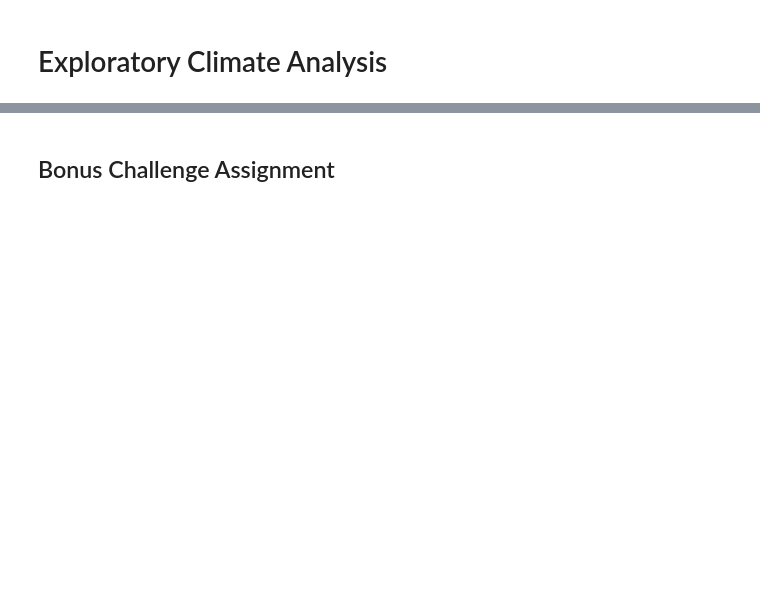
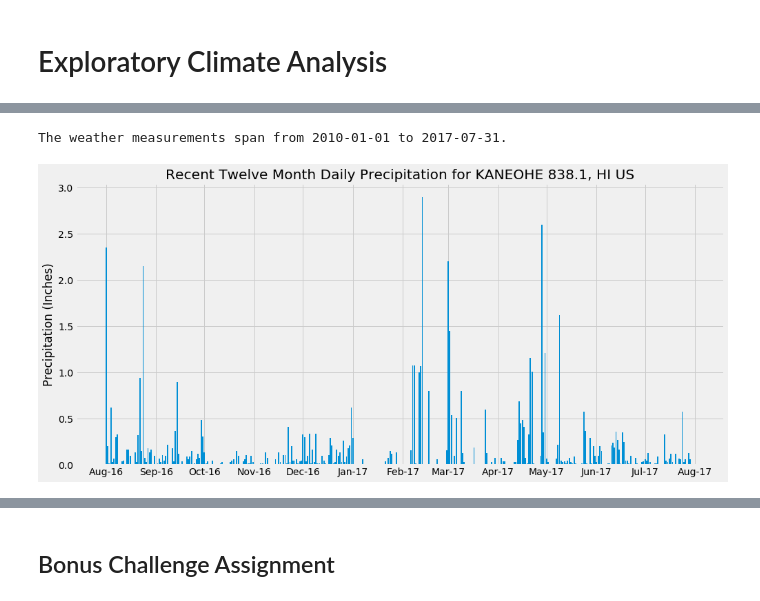
Before and after one commit to NormanGwinn/sqlalchemy-challenge, a Jupyter notebook: climate_starter.ipynb, the cells around one changed output, grey strips where cells are left out. Cells and saved outputs as stored; diff of their text form; code cells hidden in the pictures; blank space fills up the shorter version.

```diff
--- a/climate_starter.ipynb
+++ b/climate_starter.ipynb
@@ -26,3 +56,5 @@ engine = create_engine("sqlite:///Resources/hawaii.sqlite")
 # We can view all of the classes that automap found
 # %%
 # Save references to each table
+Measurement = Base.classes['measurement']
+Station = Base.classes['station']
@@ -33,12 +163,59 @@ engine = create_engine("sqlite:///Resources/hawaii.sqlite")
+# %%
+# Pick the dates for my vacation to UPPER WAHIAWA
+# q5 = session.query(func.min(Measurement.date), func.max(Measurement.date))
+# ss = [n for n in q5]
+# _ = [print(n) for n in q5]
+# ss
+# q5.values()
+# t1 = q5.first()
+# t1
+# t2 = q5.values()
+# t2
+(first_date, last_date) = session.query(func.min(Measurement.date), func.max(Measurement.date))\
+    .filter(Measurement.station == dest_station).first()
+print (f'The weather measurements span from {first_date} to {last_date}.')
+
+# I will enjoy UPPER WAHIAWA from 2018-03-10 to 2018-03-18,
+# to take my wife for her Spring Break and my birthday,
+# and to get there before COVID-19.
+# %% [output]
+The weather measurements span from 2010-01-01 to 2017-07-31.
 # %%
 # Design a query to retrieve the last 12 months of precipitation data and plot the results
 
 # Calculate the date 1 year ago from the last data point in the database
+dt_twelve_end = dt.datetime.strptime(last_date, '%Y-%m-%d').date()
+dt_twelve_start = dt_twelve_end - dt.timedelta(days=364)
+str_twelve_start = dt_twelve_start.strftime('%Y-%m-%d')
+#print(str_twelve_start, dt_twelve_start, dt_twelve_end)
 
 # Perform a query to retrieve the data and precipitation scores
+q6 = session.query(Measurement.date, Measurement.prcp)\
+.filter(Measurement.station == dest_station,Measurement.date >= str_twelve_start).order_by(Measurement.date)
+#.filter(Measurement.date >= str_twelve_start, Measurement.station == q.station).order_by(Measurement.date)
+#    .filter(Measurement.station == q.station)\
+
+#_ = [print(n) for n in q6]
 
 # Save the query results as a Pandas DataFrame and set the index to the date column
+df = pd.DataFrame(q6).set_index('date')
+df.index = [pd.Timestamp(d) for d in df.index]
+# Check type of prcp column
+df.dtypes
 
 # Sort the dataframe by date
+df.sort_index(inplace=True)
 
 # Use Pandas Plotting with Matplotlib to plot the data
+#df.plot.bar()
+
+fig1, ax = plt.subplots(figsize=(15,7))
+ax.bar(df.index, df.prcp)
+#set ticks every week
+ax.xaxis.set_major_locator(mdates.MonthLocator())
+#set major ticks format
+ax.xaxis.set_major_formatter(mdates.DateFormatter('%b-%y'))
+ax.set_title(f"Recent Twelve Month Daily Precipitation for {dest_name}")
+_ = ax.set_ylabel("Precipitation (Inches)")
+# %% [output]
+[figure, added]
```
Also changed, not shown: parts of 22 cells of this notebook.
